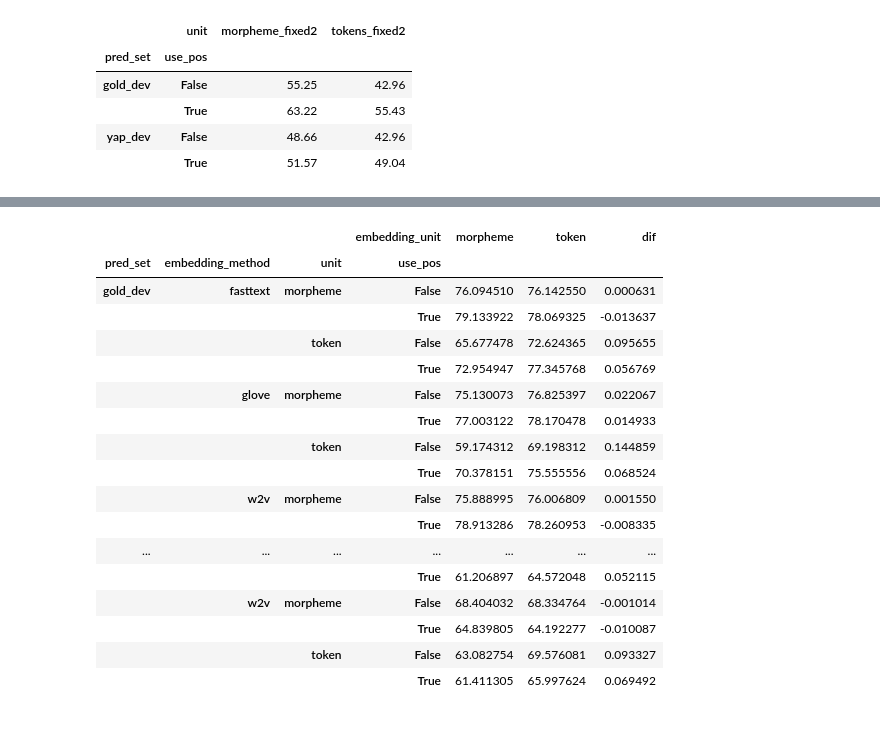
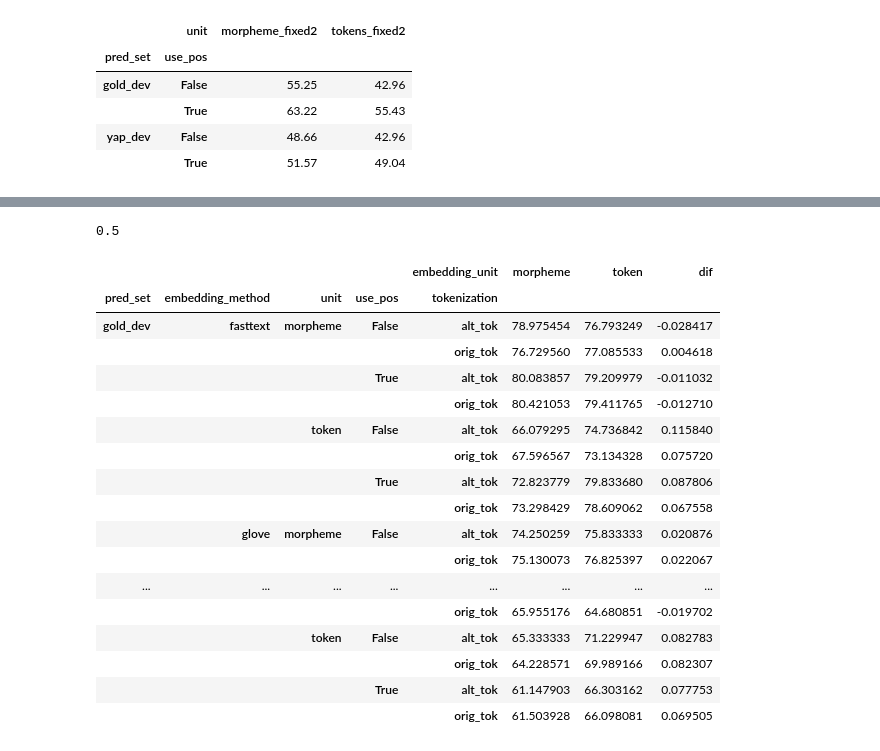
Before and after one commit to cjer/NER, a Jupyter notebook: 21_analyze_new_results.ipynb, the cells around one changed output, grey strips where cells are left out. Drawn from its saved outputs; the diff is of its cells as text; code cells hidden in the pictures.

Commit message:
add duplicates and new morph embeds

```diff
--- a/21_analyze_new_results.ipynb
+++ b/21_analyze_new_results.ipynb
@@ -1142,5 +1165,5 @@ stack_rdf.fillna('None').groupby(['pred_set', 'use_pos', 'embedding_matrix','uni
 # %%
-at_rdf = pd.concat([mat1_rdf, tat1_rdf])
+at_rdf = pd.concat([mat1_rdf, mat2_rdf, tat1_rdf, tat2_rdf])
 at_rdf.fillna('None').groupby(['pred_set', 'use_pos', 'embedding_matrix','unit']).f1.max().unstack(level=[1,3]).round(1)
 # %% [output]
 |  | use_pos | False |  | True |  |
@@ -1157,3 +1188,8 @@ at_rdf.fillna('None').groupby(['pred_set', 'use_pos', 'embedding_matrix','unit']
+# %%
+at_rdf['embedding_unit'] =   at_rdf.embedding_matrix.apply(lambda x: 'morpheme' if 'yap' in x else 'token')
+at_rdf['embedding_method'] = at_rdf.embedding_matrix.apply(lambda x: 'fasttext' if 'ft' in x else 'glove' if 'glove' in x else 'w2v')
+at_rdf['embedding_arch'] =   at_rdf.embedding_matrix.apply(lambda x: 'skipgram' if 'sg' in x or 'pre' in x else 'cbow' if 'cbow' in x else 'glove')
+at_rdf['tokenization'] =   'alt_tok'
 # %%
 stack_rdf.groupby(['unit', 'trainable']).f1.mean()
 # %% [output]
@@ -1167,8 +1203,9 @@ Name: f1, dtype: float64
 stack_rdf['embedding_unit'] = stack_rdf.embedding_matrix.apply(lambda x: 'morpheme' if 'yap' in x else 'token')
 stack_rdf['embedding_method'] = stack_rdf.embedding_matrix.apply(lambda x: 'fasttext' if 'ft' in x else 'glove' if 'glove' in x else 'w2v')
 stack_rdf['embedding_arch'] = stack_rdf.embedding_matrix.apply(lambda x: 'skipgram' if 'sg' in x or 'pre' in x else 'cbow' if 'cbow' in x else 'glove')
+stack_rdf['tokenization'] =   'orig_tok'
 # %%
-eval_rdf = stack_rdf[(~stack_rdf.trainable) & (stack_rdf.pred_set.str.contains('dev'))]
+eval_rdf = pd.concat([stack_rdf[(~stack_rdf.trainable) & (stack_rdf.pred_set.str.contains('dev'))], at_rdf[(~at_rdf.trainable) & (at_rdf.pred_set.str.contains('dev'))]])
 # %%
 eval_rdf.groupby(['unit', 'embedding_unit']).size()
 # %% [output]
@@ -1226,26 +1358,36 @@ f2rdf[(f2rdf.use_char) & (f2rdf.pred_set.str.contains('dev')) & (f2rdf.embedding
+# %%
+(eval_rdf[~eval_rdf.embedding_matrix.str.contains('pre')].groupby(['pred_set', 'embedding_method', 'unit', 'use_pos', 'embedding_unit', 'embedding_arch',  'tokenization']).f1.max()
+ .unstack()
+ .assign(dif = lambda x: 1 - x.alt_tok/x.orig_tok)
+ .dif<0).sum() /  (eval_rdf[~eval_rdf.embedding_matrix.str.contains('pre')].groupby(['pred_set', 'embedding_method', 'unit', 'use_pos', 'embedding_unit', 'embedding_arch',  'tokenization']).f1.max()
+ .unstack()
+ .assign(dif = lambda x: 1 - x.alt_tok/x.orig_tok)
+ .dif.notna().sum())
+# %% [output]
+0.5
 # %%
-(eval_rdf.groupby(['pred_set', 'embedding_method', 'unit', 'use_pos', 'embedding_unit']).f1.mean()
+(eval_rdf.groupby(['pred_set', 'embedding_method', 'unit', 'use_pos', 'tokenization', 'embedding_unit']).f1.max()
  .unstack()
  .assign(dif = lambda x: 1 - x.morpheme/x.token))
 # %% [output]
-|  |  |  | embedding_unit | morpheme | token | dif |
-| pred_set | embedding_method | unit | use_pos |  |  |  |
-| gold_dev | fasttext | morpheme | False | 76.094510 | 76.142550 | 0.000631 |
-|  |  |  | True | 79.133922 | 78.069325 | -0.013637 |
-|  |  | token | False | 65.677478 | 72.624365 | 0.095655 |
-|  |  |  | True | 72.954947 | 77.345768 | 0.056769 |
-|  | glove | morpheme | False | 75.130073 | 76.825397 | 0.022067 |
-|  |  |  | True | 77.003122 | 78.170478 | 0.014933 |
-|  |  | token | False | 59.174312 | 69.198312 | 0.144859 |
-|  |  |  | True | 70.378151 | 75.555556 | 0.068524 |
-|  | w2v | morpheme | False | 75.888995 | 76.006809 | 0.001550 |
-|  |  |  | True | 78.913286 | 78.260953 | -0.008335 |
-| ... | ... | ... | ... | ... | ... | ... |
-|  |  |  | True | 61.206897 | 64.572048 | 0.052115 |
-|  | w2v | morpheme | False | 68.404032 | 68.334764 | -0.001014 |
-|  |  |  | True | 64.839805 | 64.192277 | -0.010087 |
-|  |  | token | False | 63.082754 | 69.576081 | 0.093327 |
-|  |  |  | True | 61.411305 | 65.997624 | 0.069492 |
+|  |  |  |  | embedding_unit | morpheme | token | dif |
+| pred_set | embedding_method | unit | use_pos | tokenization |  |  |  |
+| gold_dev | fasttext | morpheme | False | alt_tok | 78.975454 | 76.793249 | -0.028417 |
+|  |  |  |  | orig_tok | 76.729560 | 77.085533 | 0.004618 |
+|  |  |  | True | alt_tok | 80.083857 | 79.209979 | -0.011032 |
+|  |  |  |  | orig_tok | 80.421053 | 79.411765 | -0.012710 |
+|  |  | token | False | alt_tok | 66.079295 | 74.736842 | 0.115840 |
+|  |  |  |  | orig_tok | 67.596567 | 73.134328 | 0.075720 |
+|  |  |  | True | alt_tok | 72.823779 | 79.833680 | 0.087806 |
+|  |  |  |  | orig_tok | 73.298429 | 78.609062 | 0.067558 |
+|  | glove | morpheme | False | alt_tok | 74.250259 | 75.833333 | 0.020876 |
+|  |  |  |  | orig_tok | 75.130073 | 76.825397 | 0.022067 |
+| ... | ... | ... | ... | ... | ... | ... | ... |
+|  |  |  |  | orig_tok | 65.955176 | 64.680851 | -0.019702 |
+|  |  | token | False | alt_tok | 65.333333 | 71.229947 | 0.082783 |
+|  |  |  |  | orig_tok | 64.228571 | 69.989166 | 0.082307 |
+|  |  |  | True | alt_tok | 61.147903 | 66.303162 | 0.077753 |
+|  |  |  |  | orig_tok | 61.503928 | 66.098081 | 0.069505 |
 # %%
 (eval_rdf.groupby(['embedding_arch', 'unit', 'embedding_unit']).f1.mean()
  .unstack()
```
Also changed, not shown: parts of 34 cells of this notebook, 8 other files.
